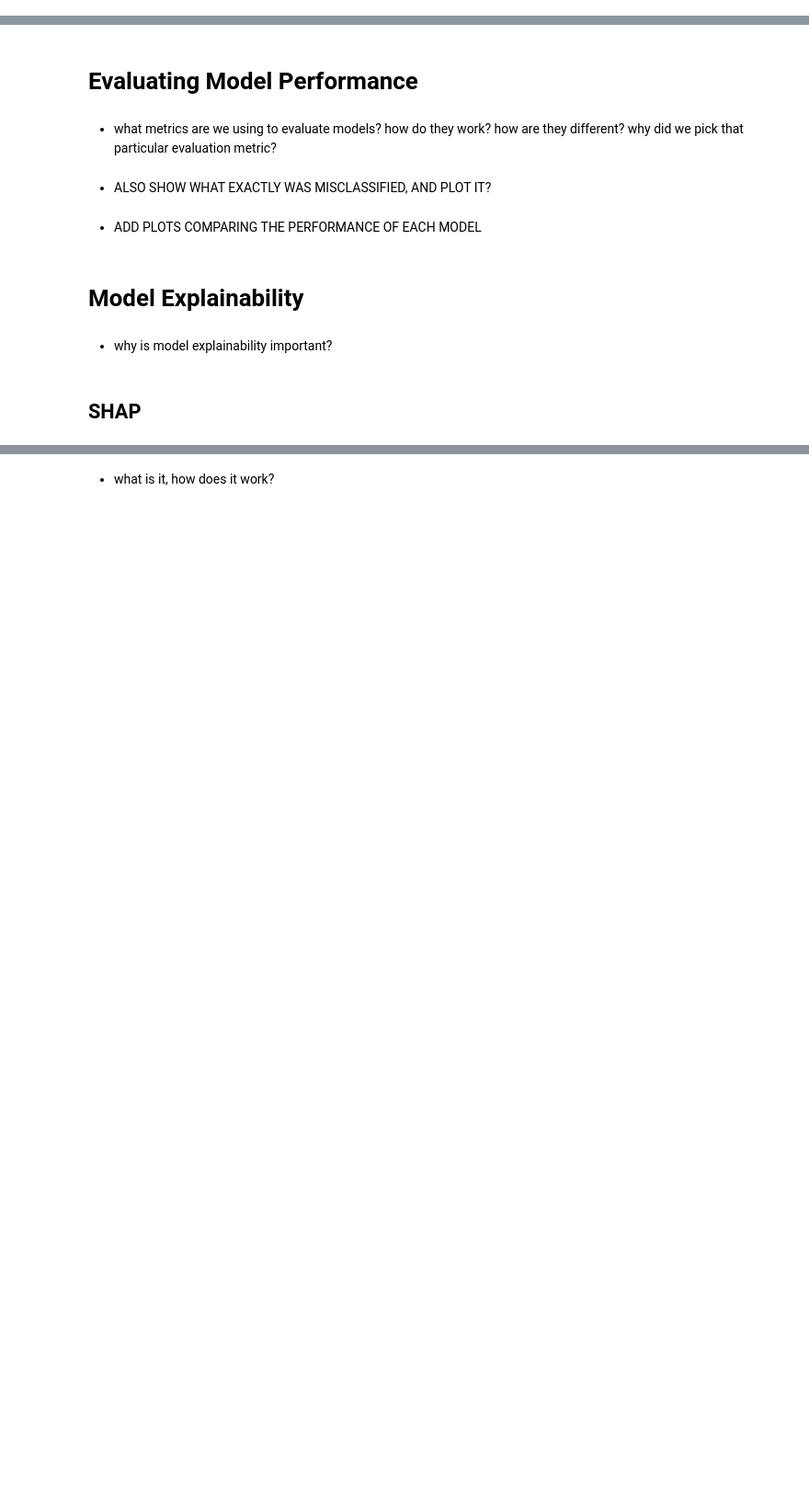
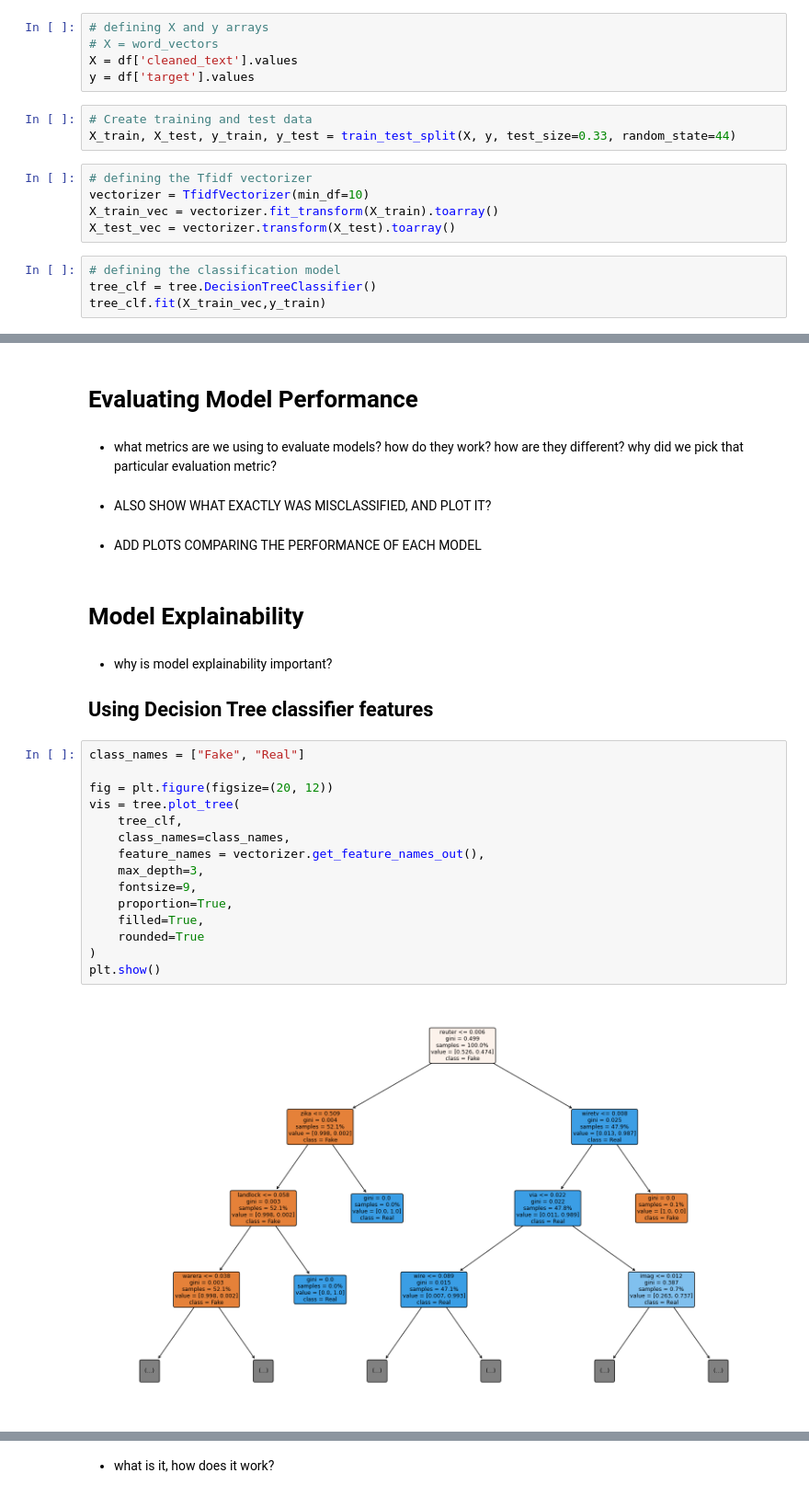
Before and after one commit to DataScienceAndEngineering/machine-learning-dse-i210-final-project-fake-news, a Jupyter notebook: reports/FINAL_REPORT.ipynb, the cells around one changed output, grey strips where cells are left out. Shown at 92% size. Cells and saved outputs as stored; diff of their text form; blank space fills up the shorter version.

Commit message:
added model explainability and decision tree clf
defined and fitted the Decision Tree classifier on the data and added model explainability using shap and decision tree classifier features

```diff
--- a/reports/FINAL_REPORT.ipynb
+++ b/reports/FINAL_REPORT.ipynb
@@ -107,0 +164,17 @@ tokenize, lemmatize, POS tagging, entity recognition
+# %%
+# defining X and y arrays
+# X = word_vectors
+X = df['cleaned_text'].values
+y = df['target'].values
+# %%
+# Create training and test data
+X_train, X_test, y_train, y_test = train_test_split(X, y, test_size=0.33, random_state=44)
+# %%
+# defining the Tfidf vectorizer
+vectorizer = TfidfVectorizer(min_df=10)
+X_train_vec = vectorizer.fit_transform(X_train).toarray()
+X_test_vec = vectorizer.transform(X_test).toarray()
+# %%
+# defining the classification model
+tree_clf = tree.DecisionTreeClassifier()
+tree_clf.fit(X_train_vec,y_train)
@@ -117,5 +206,24 @@ tokenize, lemmatize, POS tagging, entity recognition
 # Model Explainability
 # %% [markdown]
 - why is model explainability important?
+
+
+
+## Using Decision Tree classifier features
-# %% [markdown]
-## SHAP
+# %%
+class_names = ["Fake", "Real"]
+
+fig = plt.figure(figsize=(20, 12))
+vis = tree.plot_tree(
+    tree_clf,
+    class_names=class_names,
+    feature_names = vectorizer.get_feature_names_out(),
+    max_depth=3,
+    fontsize=9,
+    proportion=True,
+    filled=True,
+    rounded=True
+)
+plt.show()
+# %% [output]
+[figure, added]
```
Also changed, not shown: parts of 18 cells of this notebook.
